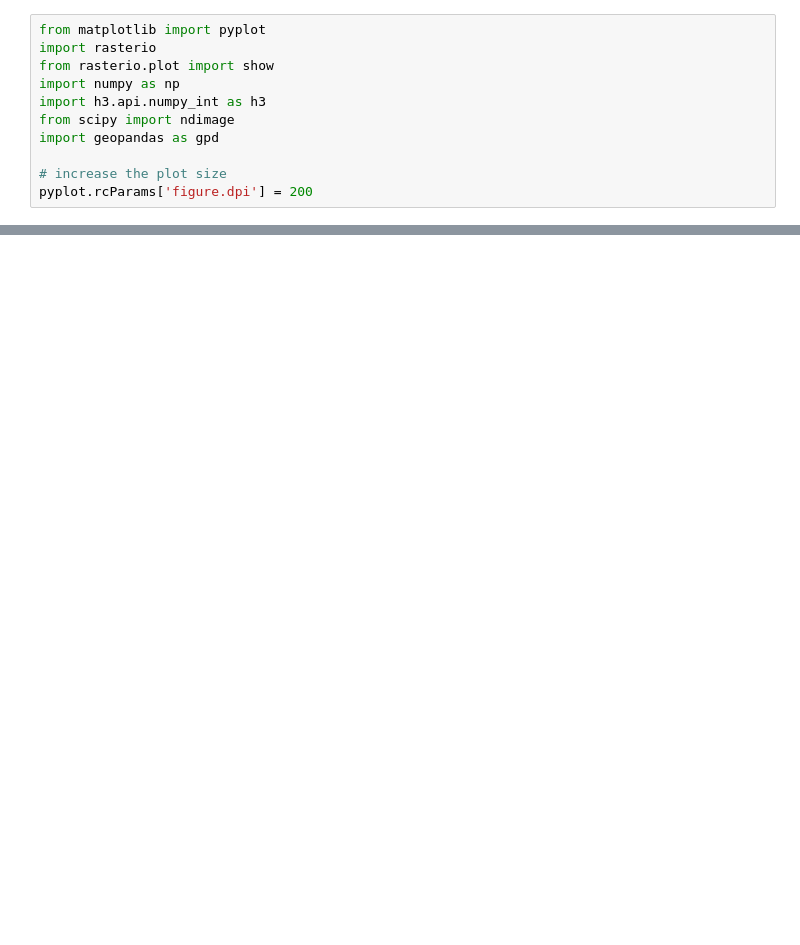
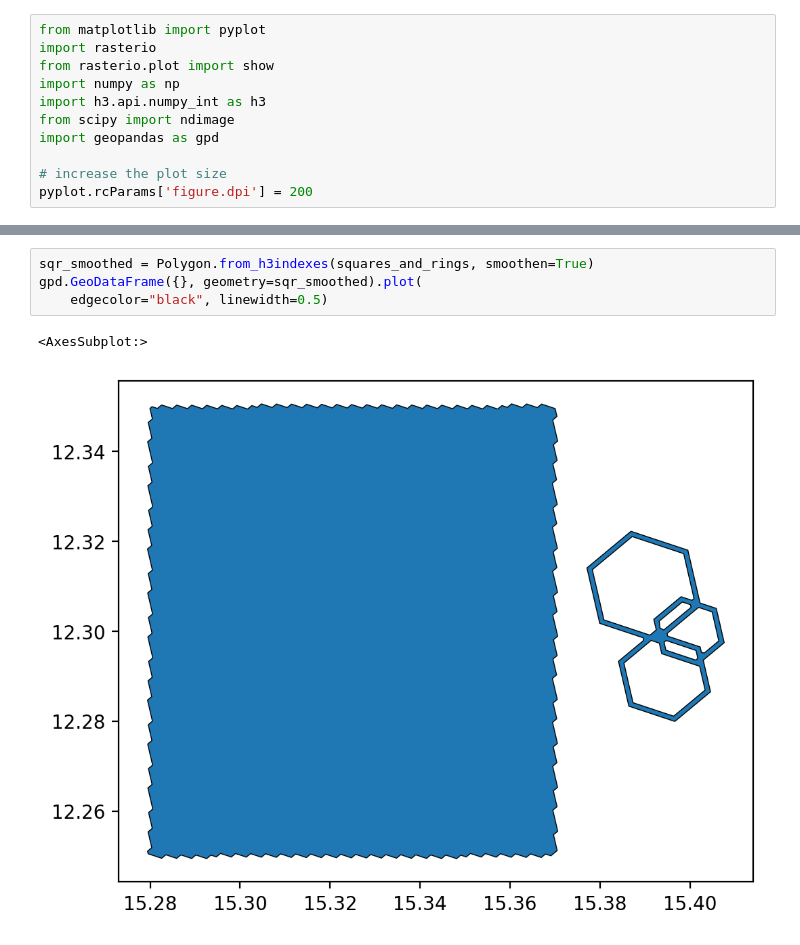
Before and after one commit to Ting-xin/paper_script, a Jupyter notebook: 格网数据处理/rasterToH3.ipynb, the cells around one changed output, grey strips where cells are left out. Cells and saved outputs as stored; diff of their text form; blank space fills up the shorter version.

```diff
--- a/格网数据处理/rasterToH3.ipynb
+++ b/格网数据处理/rasterToH3.ipynb
@@ -56,0 +111,7 @@ ModuleNotFoundError: No module named 'h3ronpy.h3ronpy'
+# %%
+sqr_smoothed = Polygon.from_h3indexes(squares_and_rings, smoothen=True)
+gpd.GeoDataFrame({}, geometry=sqr_smoothed).plot(
+    edgecolor="black", linewidth=0.5)
+# %% [output]
+<AxesSubplot:>
+[figure, added]
```
Also changed, not shown: parts of 7 cells of this notebook, 8 other files.
